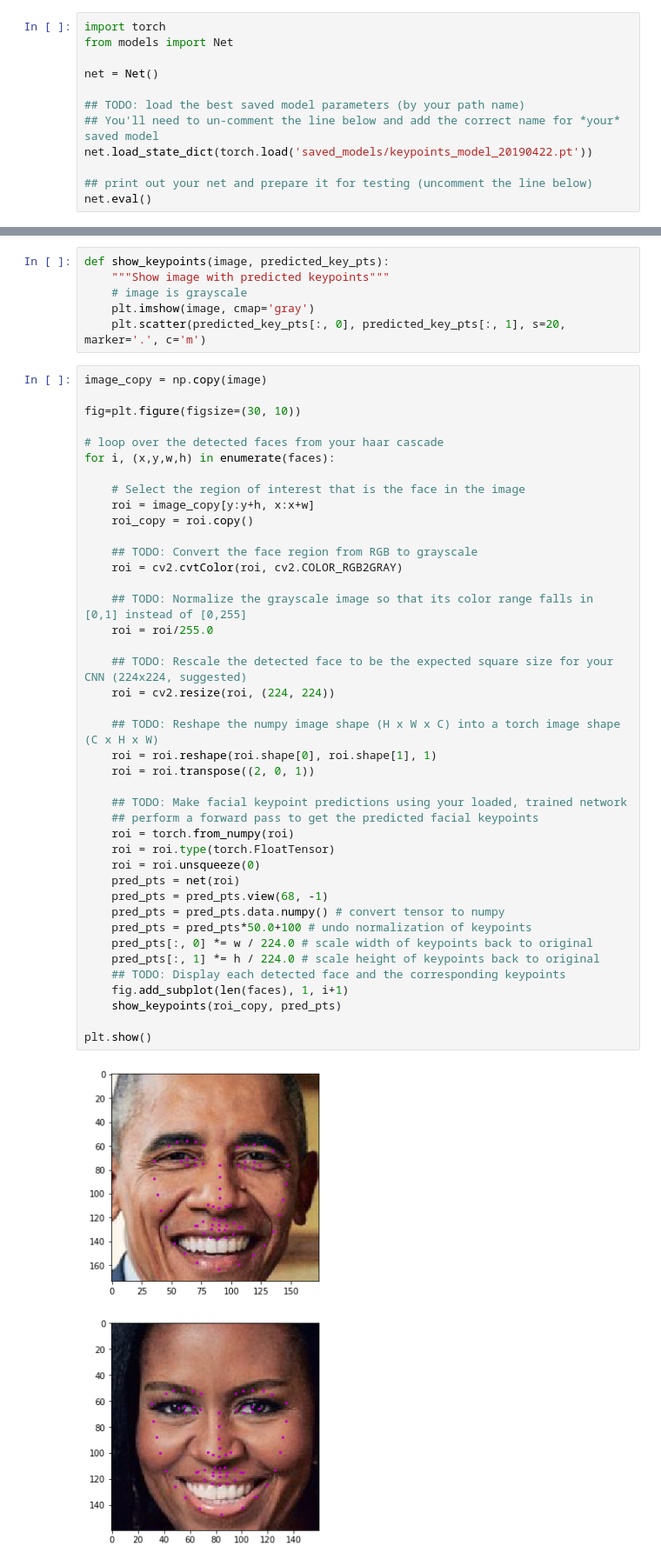
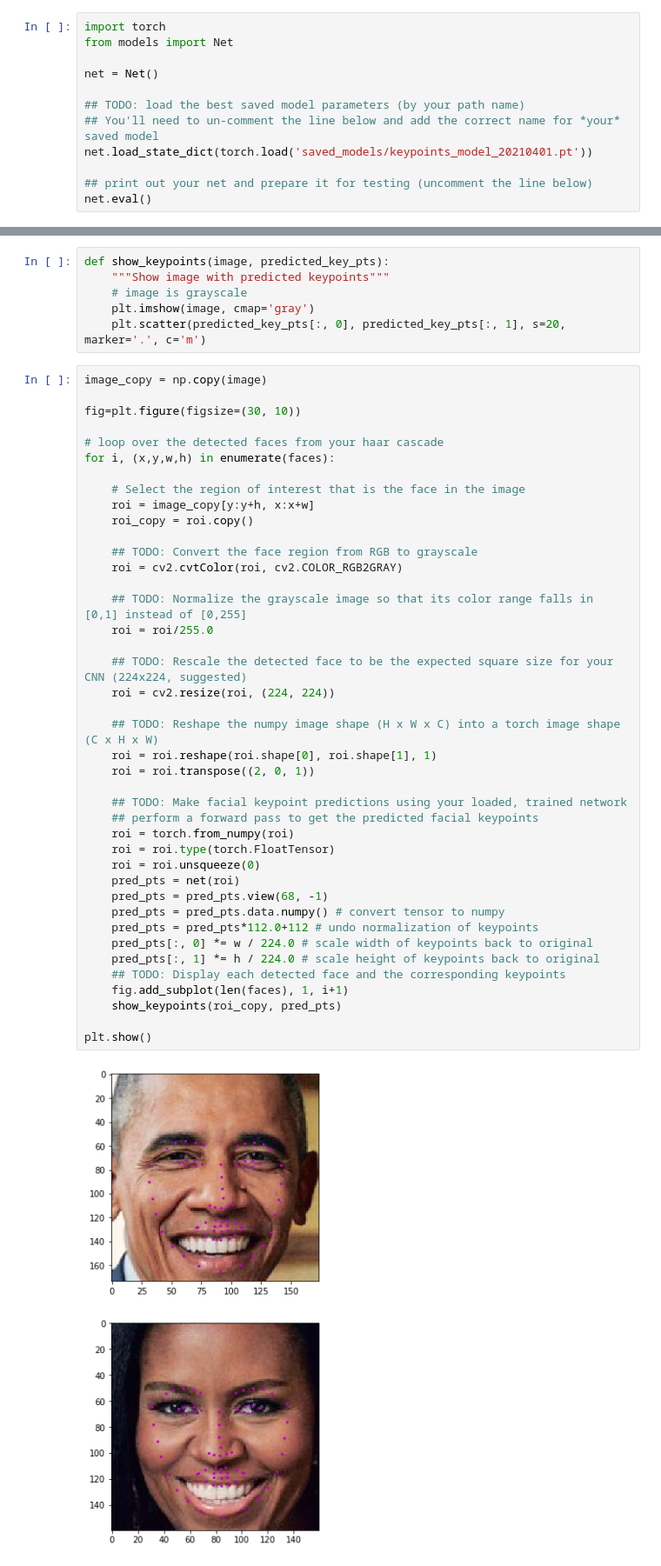
Before and after one commit to randomwalk10/P1_Facial_Keypoints, a Jupyter notebook: 3. Facial Keypoint Detection, Complete Pipeline.ipynb, the cells around one changed output, grey strips where cells are left out. Shown at 87% size. Cells and saved outputs as stored; diff of their text form.

Commit message:
update kp mean and kp std for normalizations

```diff
--- a/3. Facial Keypoint Detection, Complete Pipeline.ipynb
+++ b/3. Facial Keypoint Detection, Complete Pipeline.ipynb
@@ -82,7 +82,7 @@ net = Net()
 
 ## TODO: load the best saved model parameters (by your path name)
 ## You'll need to un-comment the line below and add the correct name for *your* saved model
-net.load_state_dict(torch.load('saved_models/keypoints_model_20190422.pt'))
+net.load_state_dict(torch.load('saved_models/keypoints_model_20210401.pt'))
 
 ## print out your net and prepare it for testing (uncomment the line below)
 net.eval()
@@ -147,32 +147,32 @@ for i, (x,y,w,h) in enumerate(faces):
 
     ## TODO: Convert the face region from RGB to grayscale
     roi = cv2.cvtColor(roi, cv2.COLOR_RGB2GRAY)
 
     ## TODO: Normalize the grayscale image so that its color range falls in [0,1] instead of [0,255]
     roi = roi/255.0
 
     ## TODO: Rescale the detected face to be the expected square size for your CNN (224x224, suggested)
     roi = cv2.resize(roi, (224, 224))
 
     ## TODO: Reshape the numpy image shape (H x W x C) into a torch image shape (C x H x W)
     roi = roi.reshape(roi.shape[0], roi.shape[1], 1)
     roi = roi.transpose((2, 0, 1))
 
     ## TODO: Make facial keypoint predictions using your loaded, trained network
     ## perform a forward pass to get the predicted facial keypoints
     roi = torch.from_numpy(roi)
     roi = roi.type(torch.FloatTensor)
     roi = roi.unsqueeze(0)
     pred_pts = net(roi)
     pred_pts = pred_pts.view(68, -1)
     pred_pts = pred_pts.data.numpy() # convert tensor to numpy
-    pred_pts = pred_pts*50.0+100 # undo normalization of keypoints
+    pred_pts = pred_pts*112.0+112 # undo normalization of keypoints
     pred_pts[:, 0] *= w / 224.0 # scale width of keypoints back to original
     pred_pts[:, 1] *= h / 224.0 # scale height of keypoints back to original
     ## TODO: Display each detected face and the corresponding keypoints
     fig.add_subplot(len(faces), 1, i+1)
     show_keypoints(roi_copy, pred_pts)
 
 plt.show()
 # %% [output]
-[figure, old version]
+[figure, new version]
```
Also changed, not shown: parts of 1 cell of this notebook, 4 other files.
